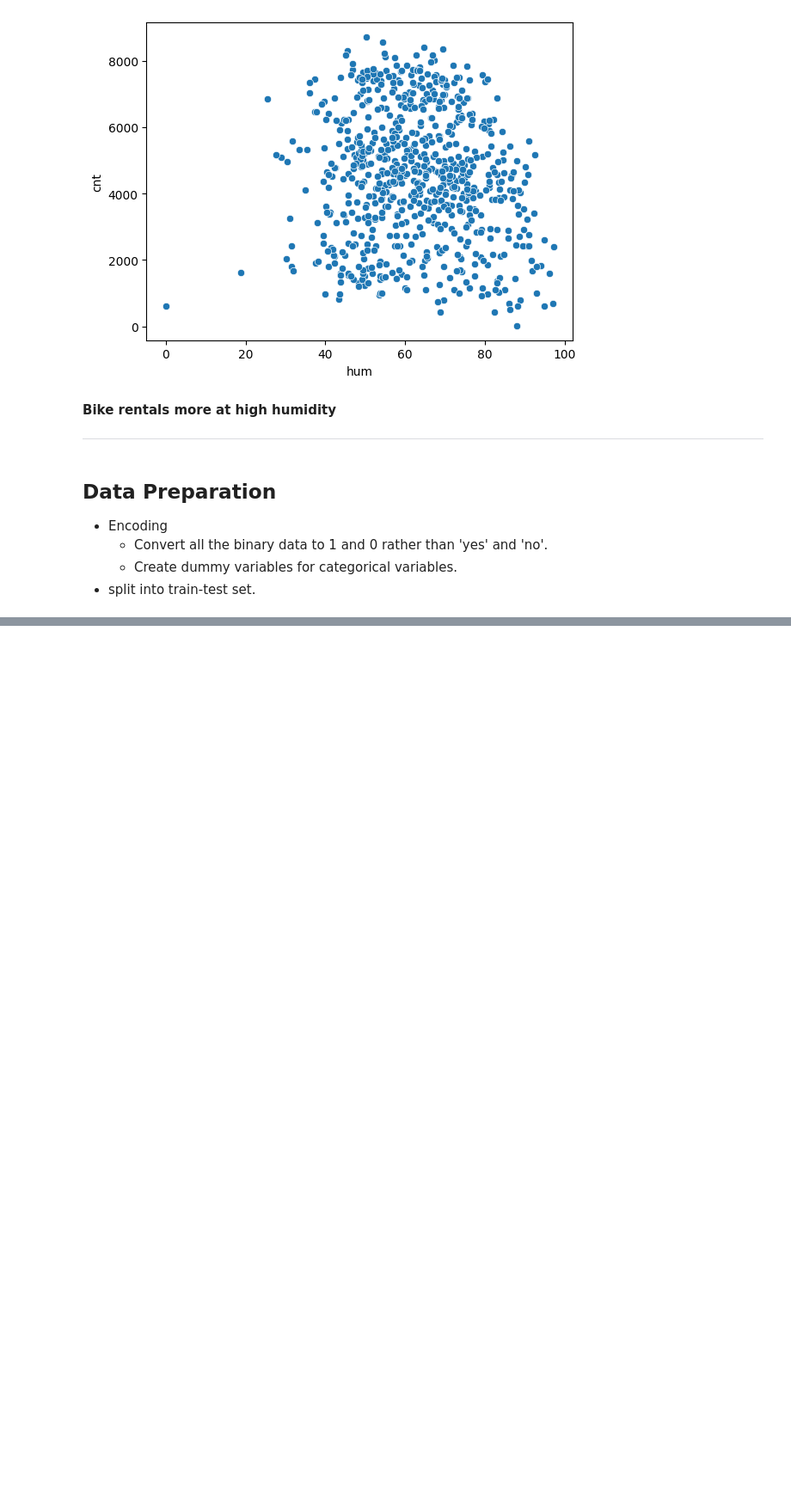
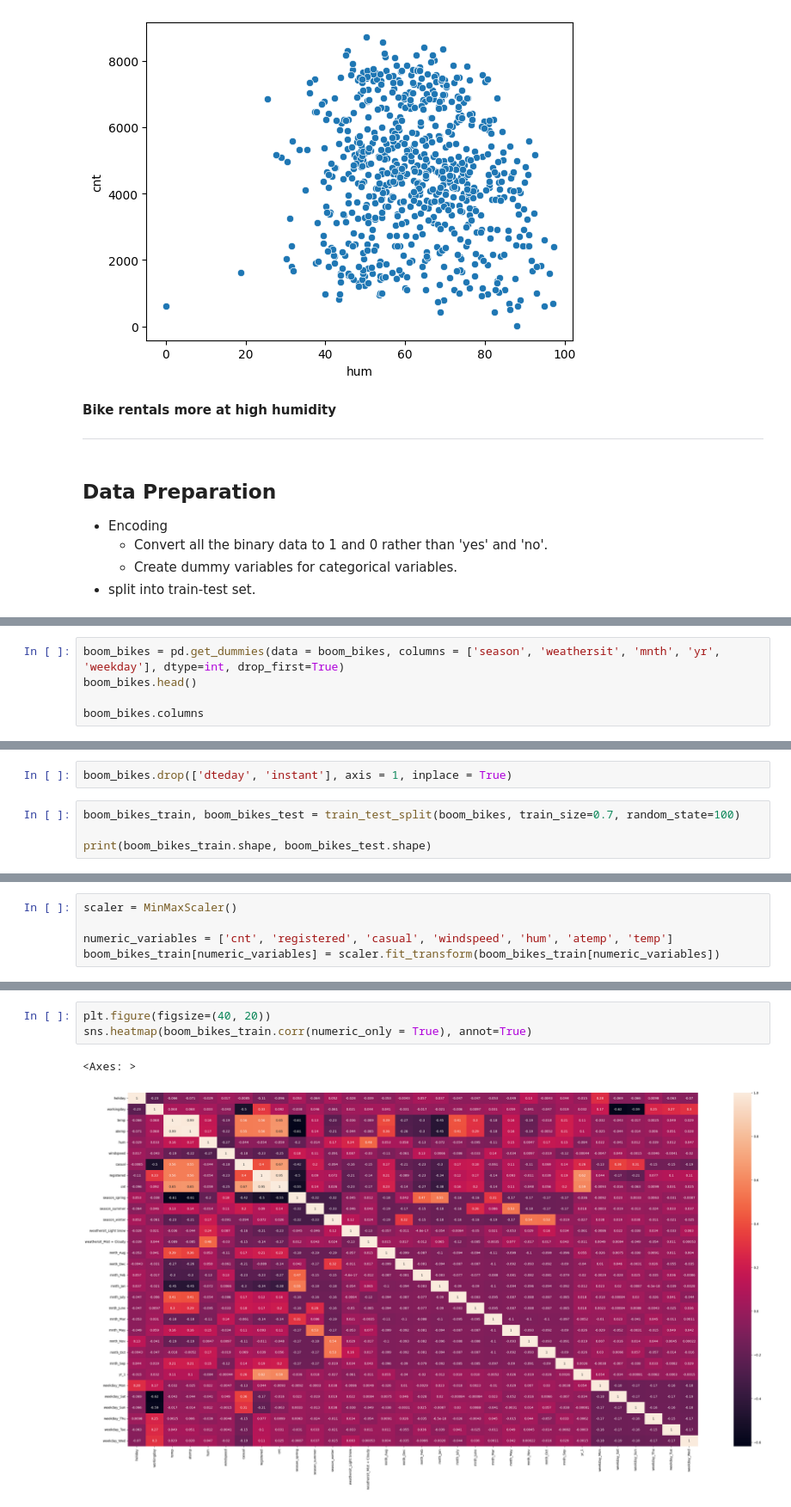
Before and after one commit to jaisharma06/BikeSharingAssignment, a Jupyter notebook: bike_sharing.ipynb, the cells around one changed output, grey strips where cells are left out. Shown at 86% size. Saved outputs shown, nothing was run; the diff lists cells and outputs as text; blank space fills up the shorter version.

```diff
--- a/bike_sharing.ipynb
+++ b/bike_sharing.ipynb
@@ -253,0 +283,5 @@ ___
+# %%
+boom_bikes = pd.get_dummies(data = boom_bikes, columns = ['season', 'weathersit', 'mnth', 'yr', 'weekday'], dtype=int, drop_first=True)
+boom_bikes.head()
+
+boom_bikes.columns
@@ -253,0 +303,6 @@ ___
+# %%
+boom_bikes.drop(['dteday', 'instant'], axis = 1, inplace = True)
+# %%
+boom_bikes_train, boom_bikes_test = train_test_split(boom_bikes, train_size=0.7, random_state=100)
+
+print(boom_bikes_train.shape, boom_bikes_test.shape)
@@ -253,0 +329,5 @@ ___
+# %%
+scaler = MinMaxScaler()
+
+numeric_variables = ['cnt', 'registered', 'casual', 'windspeed', 'hum', 'atemp', 'temp']
+boom_bikes_train[numeric_variables] = scaler.fit_transform(boom_bikes_train[numeric_variables])
@@ -253,0 +356,6 @@ ___
+# %%
+plt.figure(figsize=(40, 20))
+sns.heatmap(boom_bikes_train.corr(numeric_only = True), annot=True)
+# %% [output]
+<Axes: >
+[figure, added]
```
Also changed, not shown: parts of 38 cells of this notebook.
